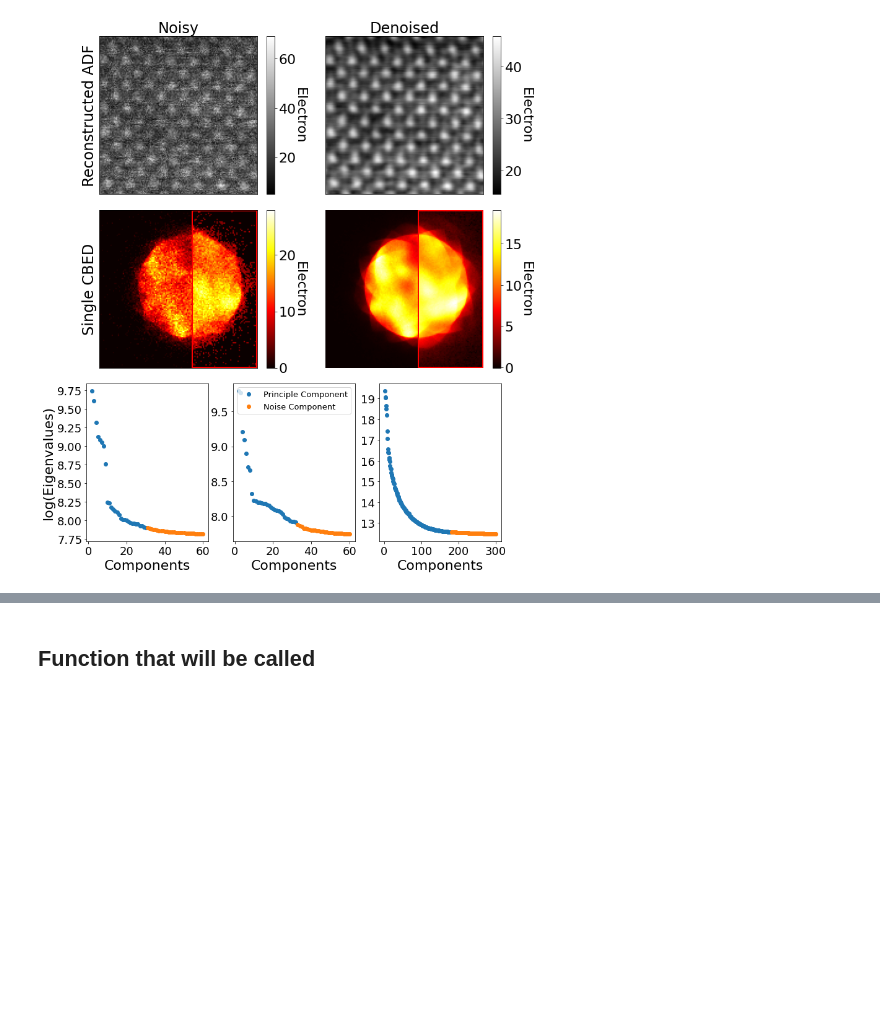
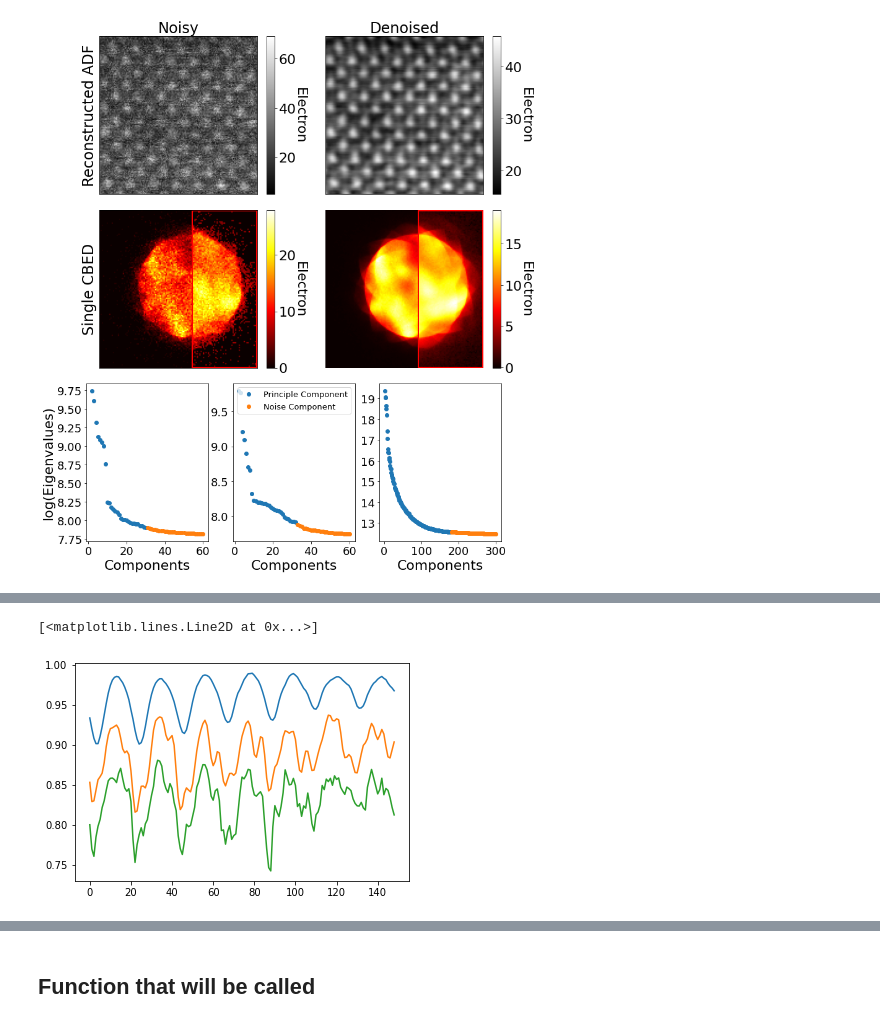
Before and after one commit to CY-Zhang/TensorSVDpaper, a Jupyter notebook: ResultProcessing/VisulizeResults_Experiment.ipynb, the cells around one changed output, grey strips where cells are left out. Saved outputs shown, nothing was run; the diff lists cells and outputs as text; code cells hidden in the pictures; blank space fills up the shorter version.

```diff
--- a/ResultProcessing/VisulizeResults_Experiment.ipynb
+++ b/ResultProcessing/VisulizeResults_Experiment.ipynb
@@ -744,0 +784,9 @@ fig.subplots_adjust(wspace = 0.2, hspace = 0.1)
+# %%
+BF = np.transpose(np.sum(denoised_data,axis=0))
+BF = BF/np.amax(BF)
+plt.plot(BF[20,:])
+plt.plot(symmetry_denoised[20,:])
+plt.plot(symmetry_raw[20,:])
+# %% [output]
+[<matplotlib.lines.Line2D at 0x...>]
+[figure, added]
```
Also changed, not shown: parts of 6 cells of this notebook, 3 other files.
